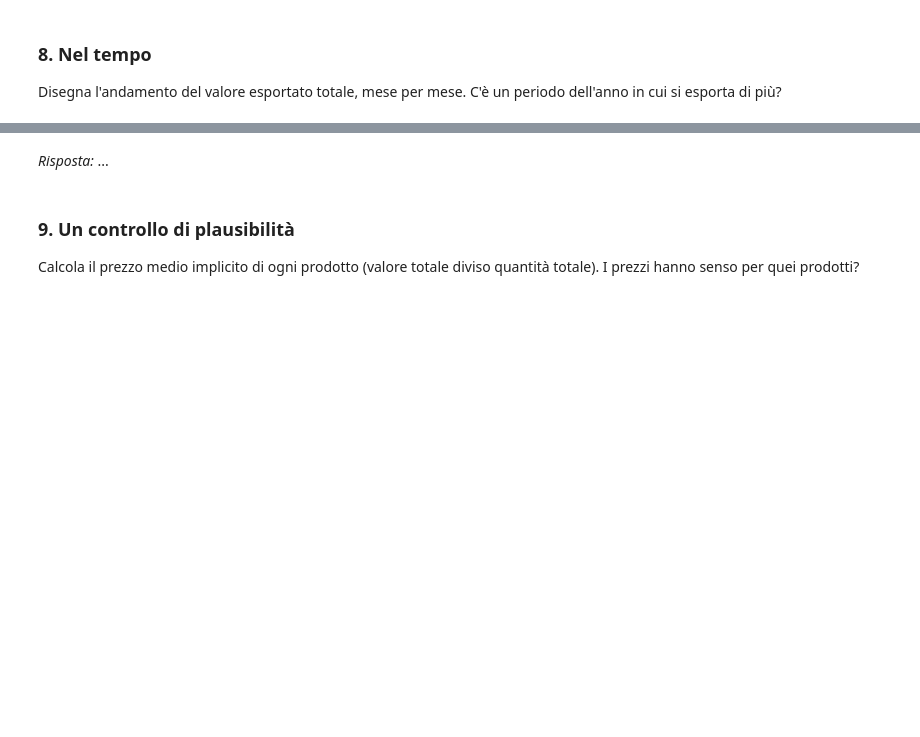
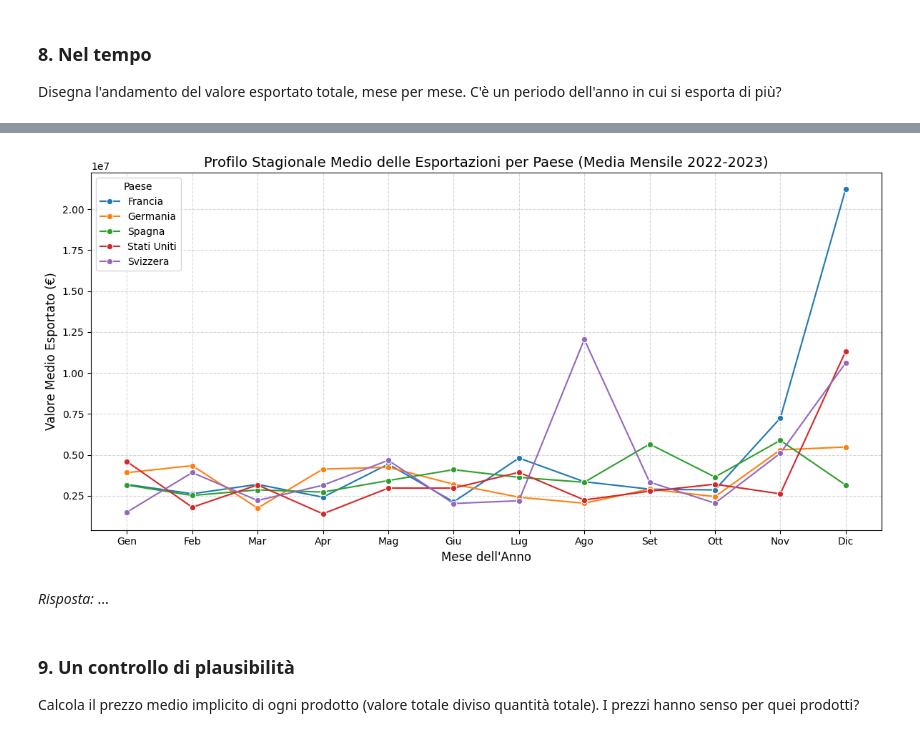
Before and after one commit to wUdinese/SIMA2026, a Jupyter notebook: esercitazioni/E04_pulizia/E04_task.ipynb, the cells around one changed output, grey strips where cells are left out. Saved outputs shown, nothing was run; the diff lists cells and outputs as text; code cells hidden in the pictures; blank space fills up the shorter version.

```diff
--- a/esercitazioni/E04_pulizia/E04_task.ipynb
+++ b/esercitazioni/E04_pulizia/E04_task.ipynb
@@ -202,3 +325,28 @@ Disegna l'andamento del valore esportato totale, mese per mese. C'è un periodo
+# %%
+# 1. Estraiamo il numero del mese (1-12) e il nome del mese per l'analisi stagionale
+ex["mese_num"] = ex["mese"].dt.month
+
+# 2. Calcoliamo la media delle esportazioni totali mensili per ciascun mese dell'anno
+stagionalita = ex.groupby(["mese_num", "paese"])["valore"].mean().reset_index()
+
+# Mappiamo i numeri ai nomi dei mesi in italiano per una lettura migliore sul grafico
+nomi_mesi_it = {1: "Gen", 2: "Feb", 3: "Mar", 4: "Apr", 5: "Mag", 6: "Giu",
+                 7: "Lug", 8: "Ago", 9: "Set", 10: "Ott", 11: "Nov", 12: "Dic"}
+stagionalita["nome_mese"] = stagionalita["mese_num"].map(nomi_mesi_it)
+
+# 3. Disegniamo il grafico della stagionalità media per Paese
+plt.figure(figsize=(12, 6))
+sns.lineplot(data=stagionalita, x="nome_mese", y="valore", hue="paese", marker="o", sort=False)
+
+plt.title("Profilo Stagionale Medio delle Esportazioni per Paese (Media Mensile 2022-2023)", fontsize=14)
+plt.xlabel("Mese dell'Anno", fontsize=12)
+plt.ylabel("Valore Medio Esportato (€)", fontsize=12)
+plt.grid(True, linestyle="--", alpha=0.5)
+plt.legend(title="Paese")
+plt.tight_layout()
+plt.show()
+# %% [output]
+[figure, added]
 # %% [markdown]
 *Risposta:* ...
 # %% [markdown]
```
Also changed, not shown: parts of 9 cells of this notebook.
